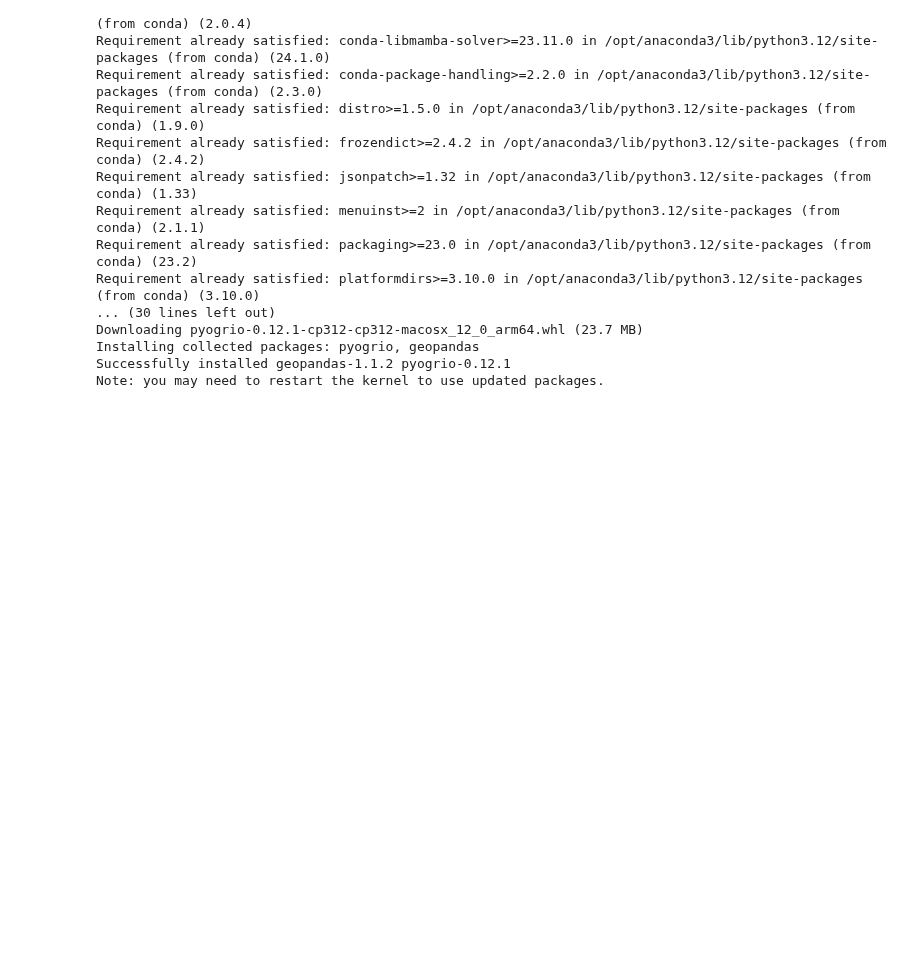
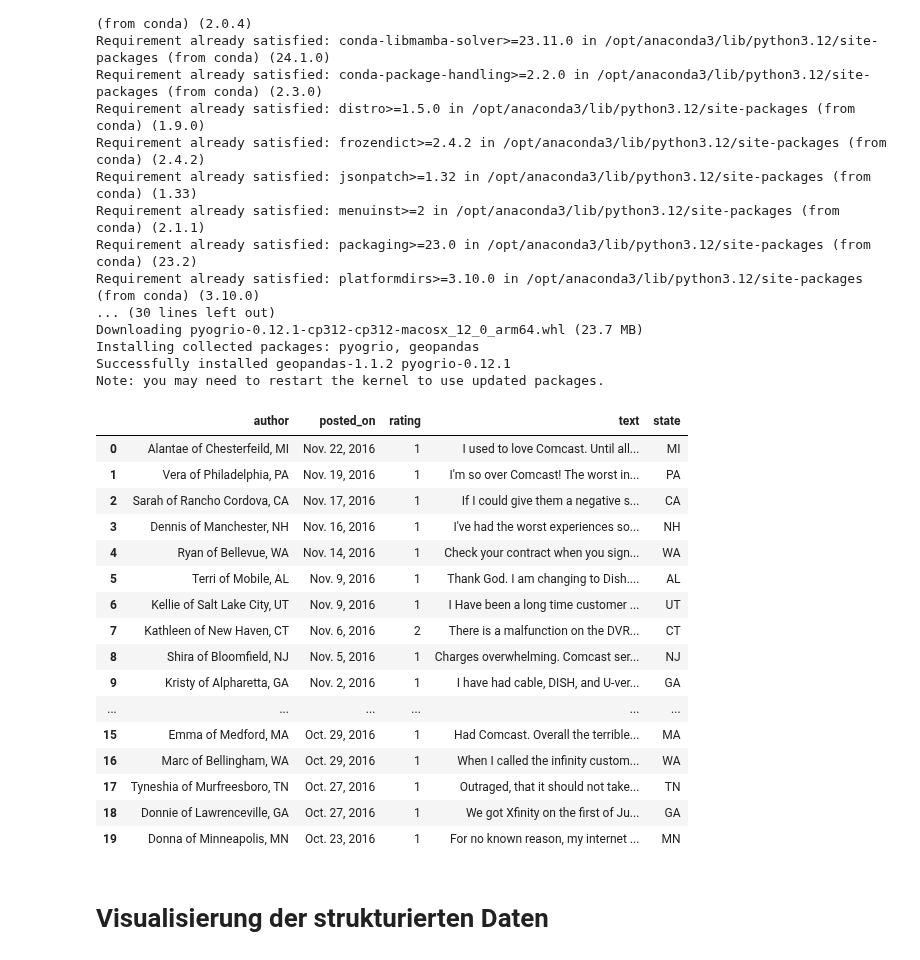
Before and after one commit to IU-KaiW/DLBDSEDA02_Projekt_Advanced-Data-Analysis, a Jupyter notebook: src/Datennachverarbeitung (engl. data post-processing).ipynb, the cells around one changed output. Saved outputs shown, nothing was run; the diff lists cells and outputs as text; code cells hidden in the pictures; blank space fills up the shorter version.

Commit message:
Update EDA / data post-processing

```diff
--- a/src/Datennachverarbeitung (engl. data post-processing).ipynb
+++ b/src/Datennachverarbeitung (engl. data post-processing).ipynb
@@ -20,5 +20,30 @@ Downloading pyogrio-0.12.1-cp312-cp312-macosx_12_0_arm64.whl (23.7 MB)
 Installing collected packages: pyogrio, geopandas
 Successfully installed geopandas-1.1.2 pyogrio-0.12.1
 Note: you may need to restart the kernel to use updated packages.
+# %%
+import pandas as pd
+
+df2 = pd.read_csv('/Users/kaiweber/Documents/GitHub/DLBDSEDA02_Projekt_Advanced-Data-Analysis/src/complaints_data_cleaned.csv')
+df2.head(20)
+# %% [output]
+|  | author | posted_on | rating | text | state |
+| 0 | Alantae of Chesterfeild, MI | Nov. 22, 2016 | 1 | I used to love Comcast. Until all... | MI |
+| 1 | Vera of Philadelphia, PA | Nov. 19, 2016 | 1 | I'm so over Comcast! The worst in... | PA |
+| 2 | Sarah of Rancho Cordova, CA | Nov. 17, 2016 | 1 | If I could give them a negative s... | CA |
+| 3 | Dennis of Manchester, NH | Nov. 16, 2016 | 1 | I've had the worst experiences so... | NH |
+| 4 | Ryan of Bellevue, WA | Nov. 14, 2016 | 1 | Check your contract when you sign... | WA |
+| 5 | Terri of Mobile, AL | Nov. 9, 2016 | 1 | Thank God. I am changing to Dish.... | AL |
+| 6 | Kellie of Salt Lake City, UT | Nov. 9, 2016 | 1 | I Have been a long time customer ... | UT |
+| 7 | Kathleen of New Haven, CT | Nov. 6, 2016 | 2 | There is a malfunction on the DVR... | CT |
+| 8 | Shira of Bloomfield, NJ | Nov. 5, 2016 | 1 | Charges overwhelming. Comcast ser... | NJ |
+| 9 | Kristy of Alpharetta, GA | Nov. 2, 2016 | 1 | I have had cable, DISH, and U-ver... | GA |
+| ... | ... | ... | ... | ... | ... |
+| 15 | Emma of Medford, MA | Oct. 29, 2016 | 1 | Had Comcast. Overall the terrible... | MA |
+| 16 | Marc of Bellingham, WA | Oct. 29, 2016 | 1 | When I called the infinity custom... | WA |
+| 17 | Tyneshia of Murfreesboro, TN | Oct. 27, 2016 | 1 | Outraged, that it should not take... | TN |
+| 18 | Donnie of Lawrenceville, GA | Oct. 27, 2016 | 1 | We got Xfinity on the first of Ju... | GA |
+| 19 | Donna of Minneapolis, MN | Oct. 23, 2016 | 1 | For no known reason, my internet ... | MN |
+# %% [markdown]
+# Visualisierung der strukturierten Daten
 # %%
 import plotly.graph_objects as go
```
Also changed, not shown: parts of 1 cell of this notebook, 1 other file.
